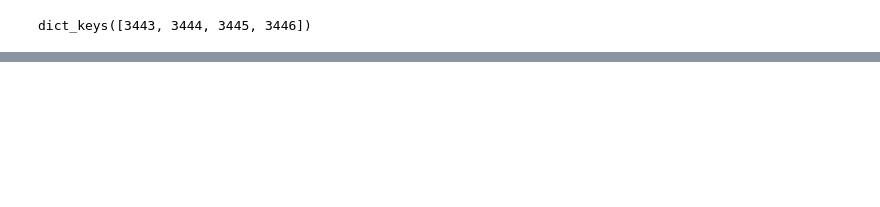
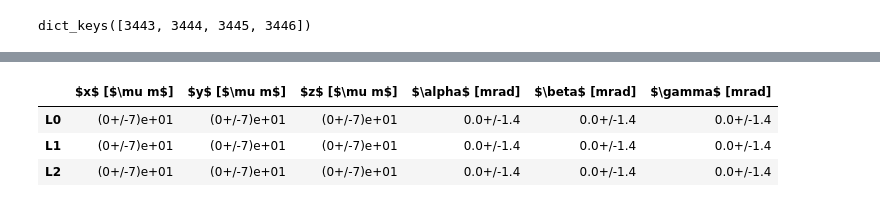
Before and after one commit to MarkusPrim/faser-alignment, a Jupyter notebook: notebooks/AlignmentOverTime.ipynb, the cells around one changed output, grey strips where cells are left out. Saved outputs shown, nothing was run; the diff lists cells and outputs as text; code cells hidden in the pictures; blank space fills up the shorter version.

```diff
--- a/notebooks/AlignmentOverTime.ipynb
+++ b/notebooks/AlignmentOverTime.ipynb
@@ -39,3 +32,10 @@ result_tables[3445]
+# %%
+result_tables["none"].transpose()
+# %% [output]
+|  | $x$ [$\mu m$] | $y$ [$\mu m$] | $z$ [$\mu m$] | $\alpha$ [mrad] | $\beta$ [mrad] | $\gamma$ [mrad] |
+| L0 | (0+/-7)e+01 | (0+/-7)e+01 | (0+/-7)e+01 | 0.0+/-1.4 | 0.0+/-1.4 | 0.0+/-1.4 |
+| L1 | (0+/-7)e+01 | (0+/-7)e+01 | (0+/-7)e+01 | 0.0+/-1.4 | 0.0+/-1.4 | 0.0+/-1.4 |
+| L2 | (0+/-7)e+01 | (0+/-7)e+01 | (0+/-7)e+01 | 0.0+/-1.4 | 0.0+/-1.4 | 0.0+/-1.4 |
 # %%
 labels = {
     0: r"$x$ [$\mu$ m]",
```
Also changed, not shown: parts of 10 cells of this notebook, 3 other files.
